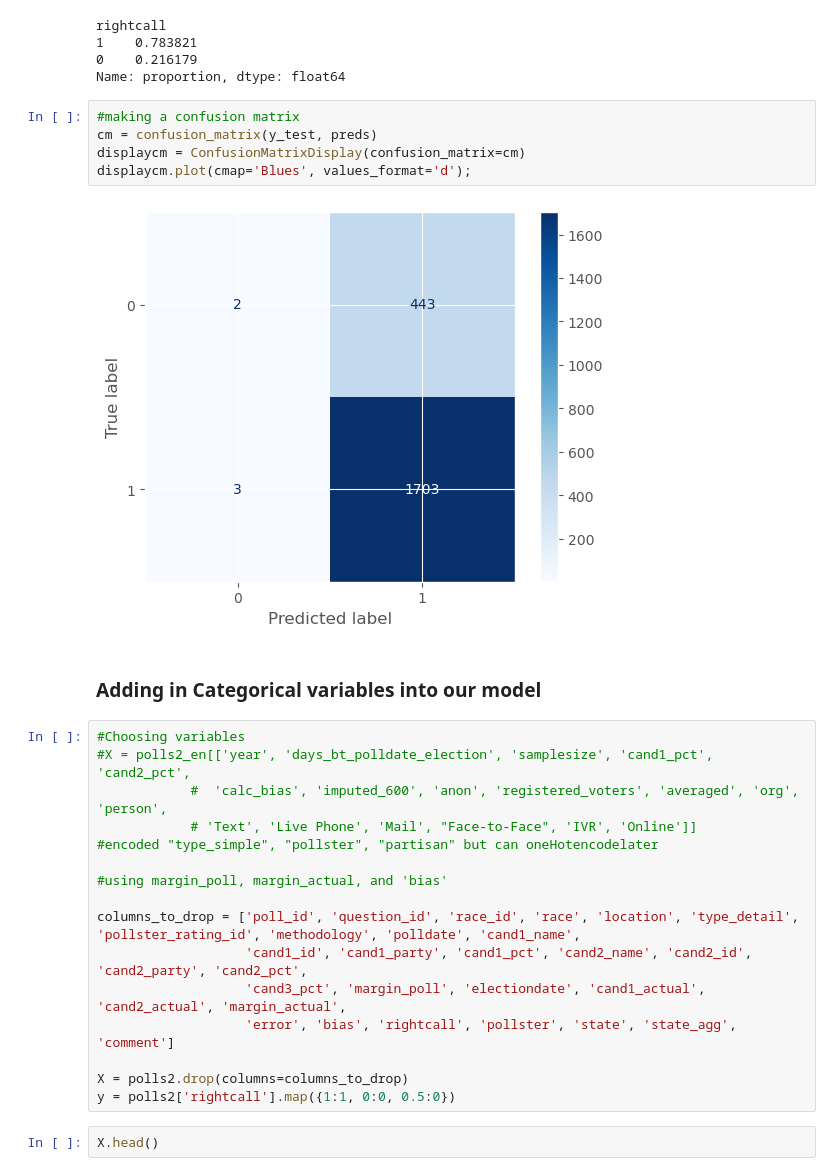
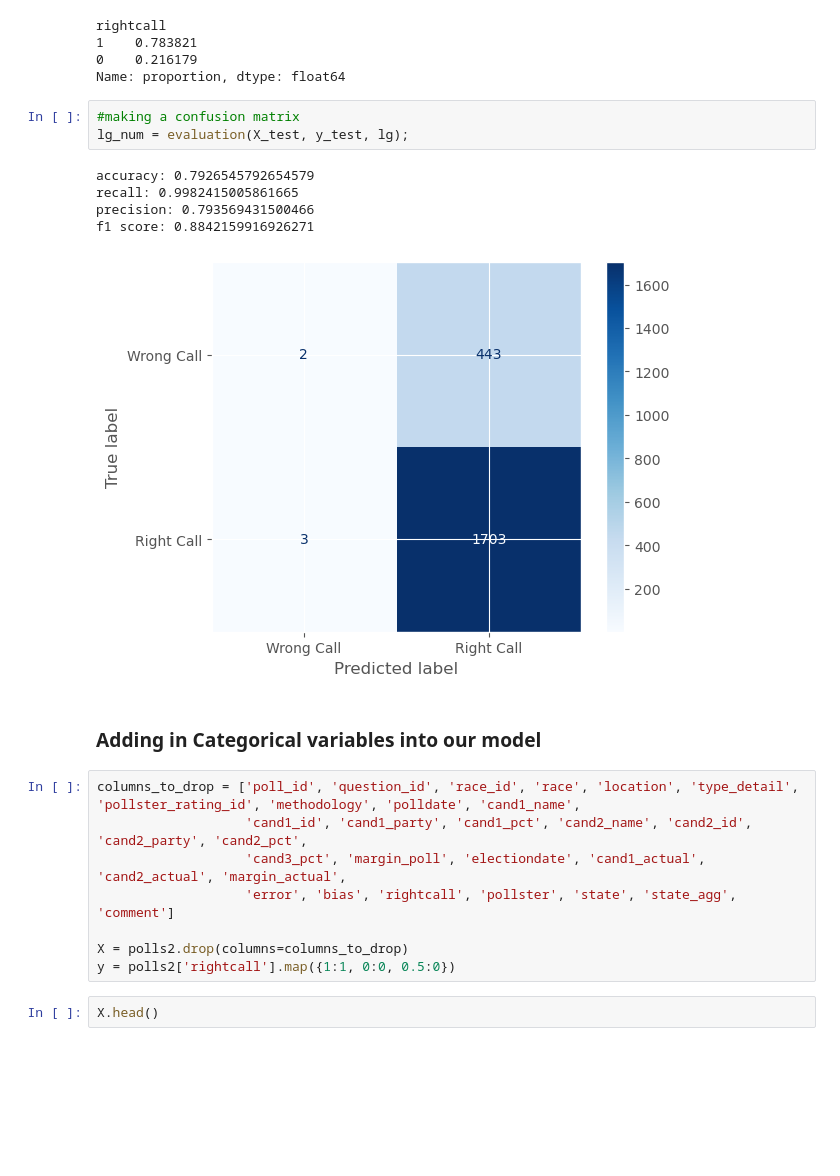
Before and after one commit to vijay-ravuri/poll-accuracy-modeling, a Jupyter notebook: code/NikkiNotebook2.ipynb, the cells around one changed output. Saved outputs shown, nothing was run; the diff lists cells and outputs as text; blank space fills up the shorter version.

```diff
--- a/code/NikkiNotebook2.ipynb
+++ b/code/NikkiNotebook2.ipynb
@@ -770,22 +768,16 @@ rightcall
 Name: proportion, dtype: float64
 # %%
 #making a confusion matrix
-cm = confusion_matrix(y_test, preds)
-displaycm = ConfusionMatrixDisplay(confusion_matrix=cm)
-displaycm.plot(cmap='Blues', values_format='d');
+lg_num = evaluation(X_test, y_test, lg);
 # %% [output]
+accuracy: 0.7926545792654579
+recall: 0.9982415005861665
+precision: 0.793569431500466
+f1 score: 0.8842159916926271
-[figure, old version]
+[figure, new version]
 # %% [markdown]
 ### Adding in Categorical variables into our model
 # %%
-#Choosing variables
-#X = polls2_en[['year', 'days_bt_polldate_election', 'samplesize', 'cand1_pct', 'cand2_pct',
-            #  'calc_bias', 'imputed_600', 'anon', 'registered_voters', 'averaged', 'org', 'person',
-            # 'Text', 'Live Phone', 'Mail', "Face-to-Face", 'IVR', 'Online']]
-#encoded "type_simple", "pollster", "partisan" but can oneHotencodelater
-
-#using margin_poll, margin_actual, and 'bias'
-
 columns_to_drop = ['poll_id', 'question_id', 'race_id', 'race', 'location', 'type_detail', 'pollster_rating_id', 'methodology', 'polldate', 'cand1_name',
                    'cand1_id', 'cand1_party', 'cand1_pct', 'cand2_name', 'cand2_id', 'cand2_party', 'cand2_pct',
                    'cand3_pct', 'margin_poll', 'electiondate', 'cand1_actual', 'cand2_actual', 'margin_actual',
```
Also changed, not shown: parts of 45 cells of this notebook.
